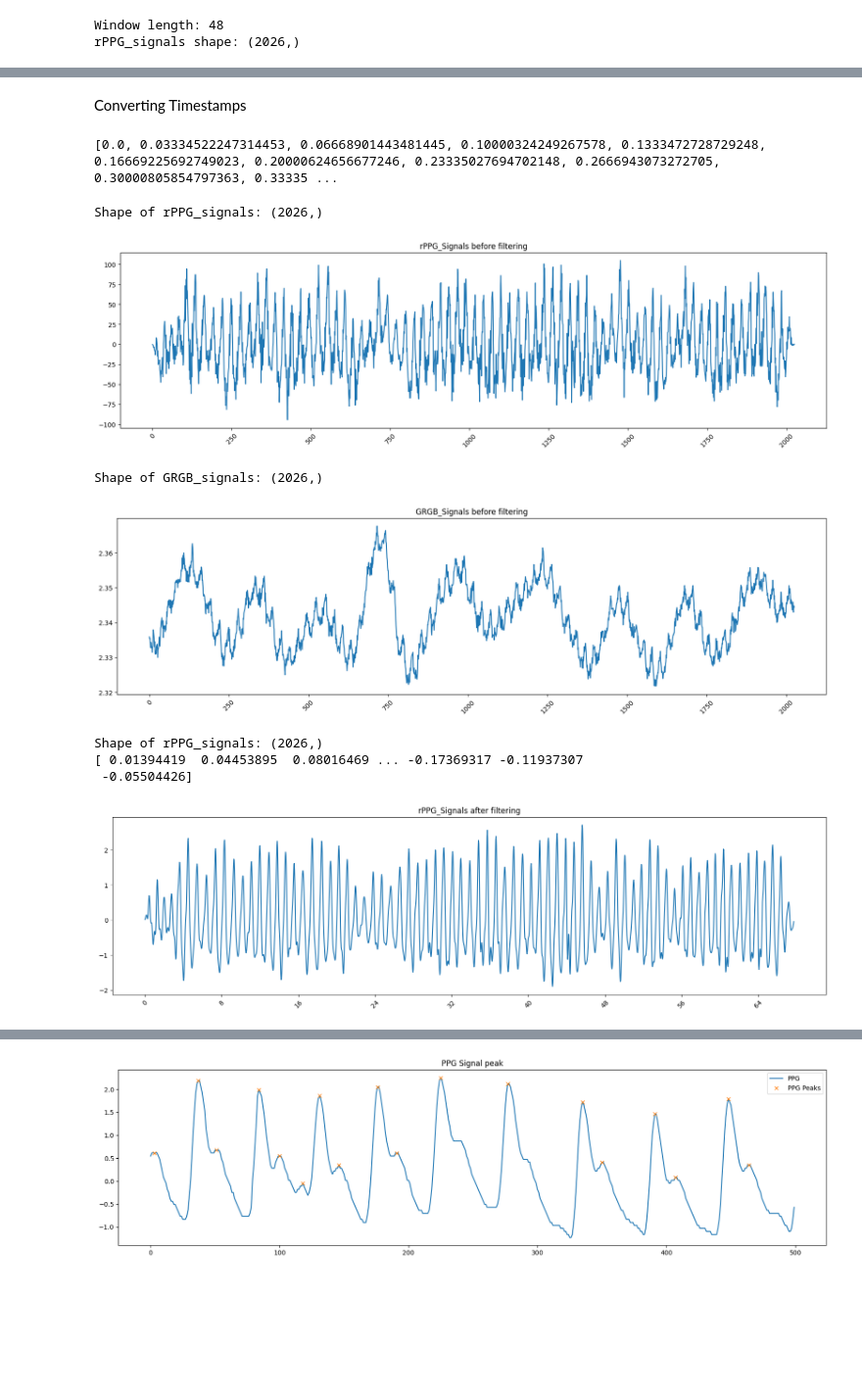
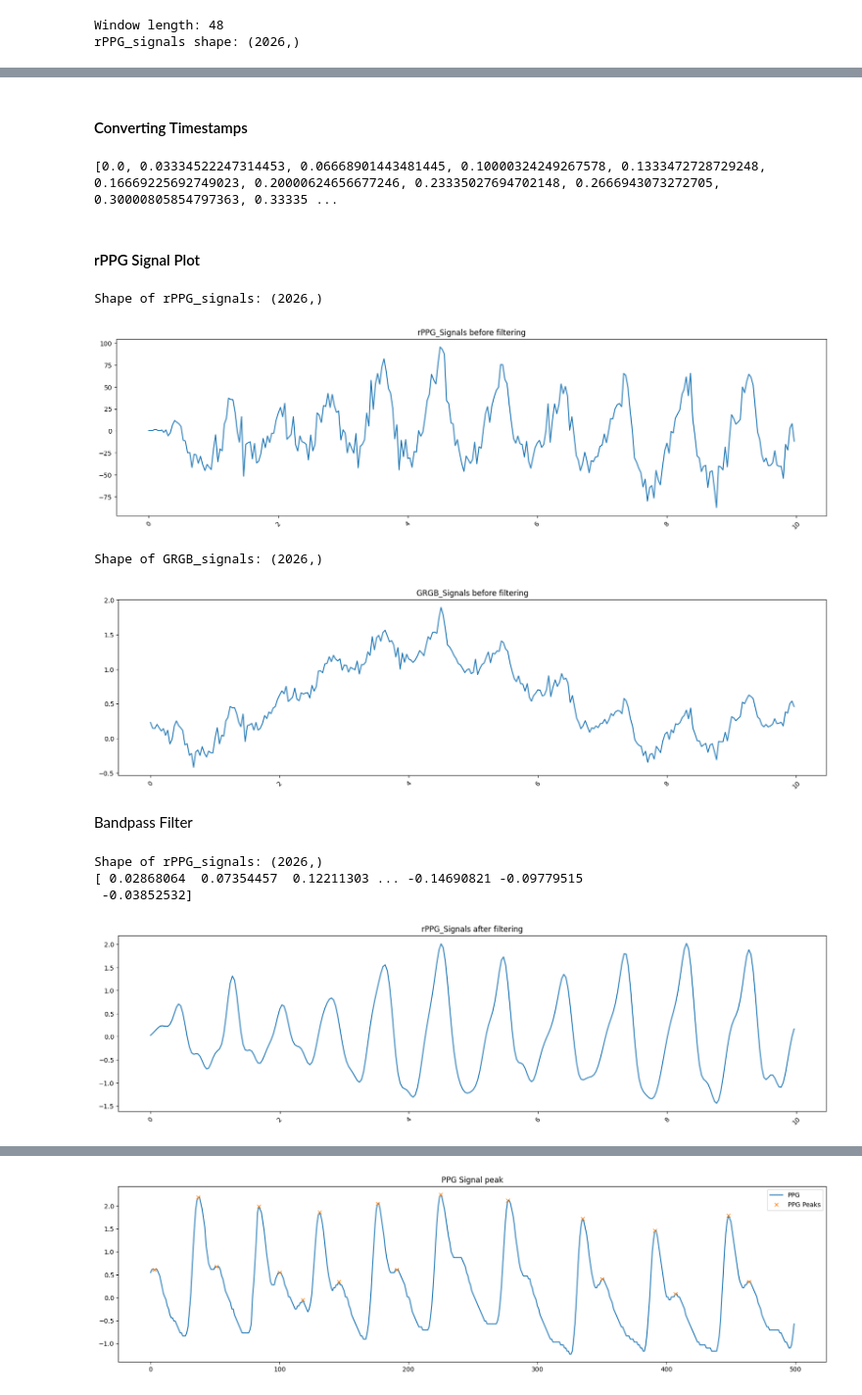
Before and after one commit to Ren1100/remote-PPG, a Jupyter notebook: test.ipynb, the cells around one changed output, grey strips where cells are left out. Shown at 98% size. Saved outputs shown, nothing was run; the diff lists cells and outputs as text; code cells hidden in the pictures; blank space fills up the shorter version.

```diff
--- a/test.ipynb
+++ b/test.ipynb
@@ -74,25 +168,26 @@ while(i_cnt >= idx_frame_start and i_cnt <= idx_frame_end):
 
     # Convert the face region to YCrCb color space
     face_YCrCb = cv2.cvtColor(face, cv2.COLOR_BGR2YCrCb)
-    face_hsv = cv2.cvtColor(face, cv2.COLOR_BGR2HSV)
+    # face_hsv = cv2.cvtColor(face, cv2.COLOR_BGR2HSV)
 
     # Define the skin color range in YCrCb
     lower_skin_YCrCb = np.array([0, 133, 77], dtype=np.uint8)
     upper_skin_YCrCb = np.array([255, 173, 127], dtype=np.uint8)
     mask_YCrCb = cv2.inRange(face_YCrCb, lower_skin_YCrCb, upper_skin_YCrCb)
-    # n_skinpixels = np.sum(mask_YCrCb)
-    # masked_face = cv2.bitwise_and(face, face, mask=mask_YCrCb)
+    n_skinpixels = np.sum(mask_YCrCb)
+    masked_face = cv2.bitwise_and(face, face, mask=mask_YCrCb)
 
-    # Define the skin color range in HSV
-    lower_skin_hsv = np.array([0, 50, 0], dtype=np.uint8)  # Adjust as needed
-    upper_skin_hsv = np.array([25, 150, 255], dtype=np.uint8)  # Adjust as needed
-    mask_hsv = cv2.inRange(face_hsv, lower_skin_hsv, upper_skin_hsv)
+    # # Define the skin color range in HSV
+    # lower_skin_hsv = np.array([0, 15, 0], dtype=np.uint8)  # Adjust as needed
+    # upper_skin_hsv = np.array([17, 170, 255], dtype=np.uint8)  # Adjust as needed
+    # mask_hsv = cv2.inRange(face_hsv, lower_skin_hsv, upper_skin_hsv)
     # n_skinpixels = np.sum(mask_hsv)
     # masked_face = cv2.bitwise_and(face, face, mask=mask_hsv)
 
-    mask_HSCrCb = cv2.bitwise_and(mask_YCrCb, mask_hsv)
-    n_skinpixels = np.sum(mask_HSCrCb)
-    masked_face = cv2.bitwise_and(face, face, mask=mask_HSCrCb)
+    # mask_HSCrCb = cv2.bitwise_and(mask_YCrCb, mask_hsv)
+    # n_skinpixels = np.sum(mask_HSCrCb)
+    # masked_face = cv2.bitwise_and(face, face, mask=mask_HSCrCb)
+
 
     # frame_toshow= cv2.cvtColor(masked_face, cv2.COLOR_BGR2RGB)
     # plt.imshow(frame_toshow)
@@ -200,8 +295,8 @@ B = mean_rgb[:, 2]
 GRGB_signal = (G/R) + (G/B)
 
 # GRGB_signal.shape
-# %% [markdown]
-Converting Timestamps
+# %% [markdown]
+#### Converting Timestamps
 # %%
 timestamps = []
 
@@ -229,31 +324,35 @@ print(video_durations[:15])
 # print(timestamps[:5])
 # %% [output]
 [0.0, 0.03334522247314453, 0.06668901443481445, 0.10000324249267578, 0.1333472728729248, 0.16669225692749023, 0.20000624656677246, 0.23335027694702148, 0.2666943073272705, 0.30000805854797363, 0.33335 ...
+# %% [markdown]
+#### rPPG Signal Plot
 # %%
 from matplotlib.ticker import MaxNLocator
 
 
 print(f"Shape of rPPG_signals: {rPPG_signals.shape}")
 plt.figure(figsize=(20,5))
 # plt.plot(formatted_times, rPPG_signals)
-plt.plot(rPPG_signals)
+plt.plot(video_durations[:300], rPPG_signals[:300])
 
 plt.gca().xaxis.set_major_locator(MaxNLocator(integer=True, nbins=10))  # Set the number of x-ticks to 10
 plt.xticks(rotation=45)  # Rotate labels for better readability
 
 plt.title(f"rPPG_Signals before filtering")
 plt.show()
 # %% [output]
 Shape of rPPG_signals: (2026,)
-[figure, old version]
+[figure, new version]
 # %%
 from matplotlib.ticker import MaxNLocator
 
 
+GRGB_signal = (GRGB_signal-np.mean(GRGB_signal))/np.std(GRGB_signal)
+
 print(f"Shape of GRGB_signals: {GRGB_signal.shape}")
 plt.figure(figsize=(20,5))
 # plt.plot(formatted_times, GRGB_signal)
-plt.plot(GRGB_signal)
+plt.plot(video_durations[:300], GRGB_signal[:300])
 
 plt.gca().xaxis.set_major_locator(MaxNLocator(integer=True, nbins=10))  # Set the number of x-ticks to 10
 plt.xticks(rotation=45)  # Rotate labels for better readability
@@ -262,7 +361,9 @@ plt.title(f"GRGB_Signals before filtering")
 plt.show()
 # %% [output]
 Shape of GRGB_signals: (2026,)
-[figure, old version]
+[figure, new version]
+# %% [markdown]
+Bandpass Filter
 # %%
 from scipy import signal
 
@@ -278,7 +379,7 @@ rPPG_filtered = (rPPG_filtered-np.mean(rPPG_filtered))/np.std(rPPG_filtered)
 print(f"Shape of rPPG_signals: {rPPG_filtered.shape}")
 print(rPPG_filtered)
 plt.figure(figsize=(20,5))
-plt.plot(video_durations, rPPG_filtered)
+plt.plot(video_durations[:300], rPPG_filtered[:300])
 # plt.plot(rPPG_filtered)
 plt.gca().xaxis.set_major_locator(MaxNLocator(integer=True, nbins=10))  # Set the number of x-ticks to 10
 plt.xticks(rotation=45)  # Rotate labels for better readability
@@ -286,9 +387,9 @@ plt.title(f"rPPG_Signals after filtering")
 plt.show()
 # %% [output]
 Shape of rPPG_signals: (2026,)
-[ 0.01394419  0.04453895  0.08016469 ... -0.17369317 -0.11937307
- -0.05504426]
+[ 0.02868064  0.07354457  0.12211303 ... -0.14690821 -0.09779515
+ -0.03852532]
-[figure, old version]
+[figure, new version]
 # %%
 from scipy import signal
 
```
Also changed, not shown: parts of 36 cells of this notebook, 3 other files.
